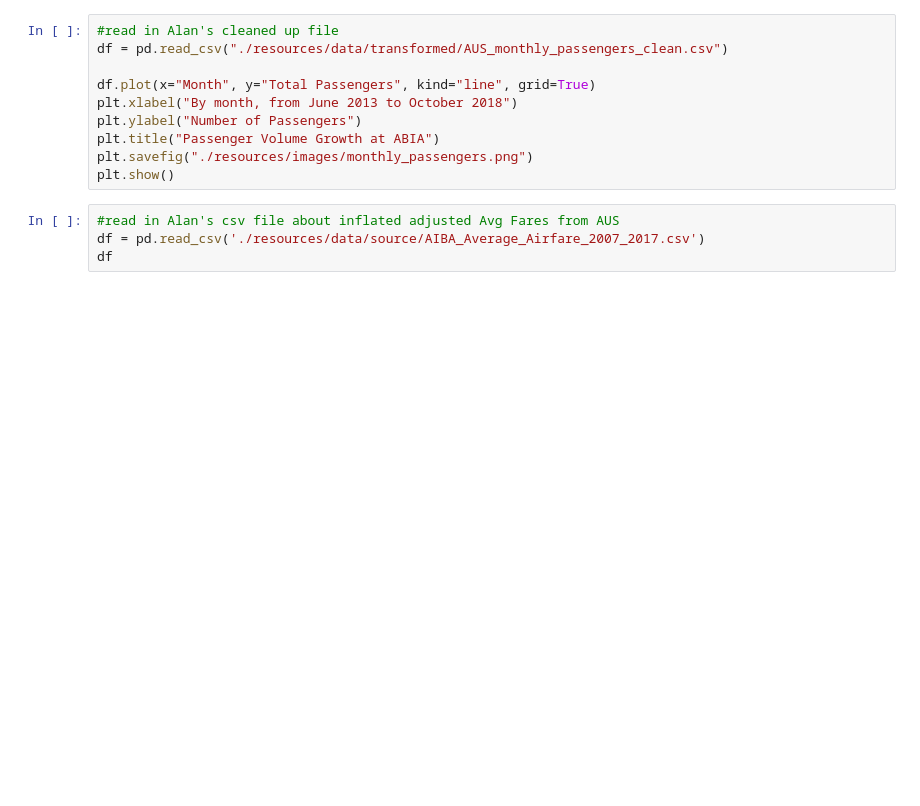
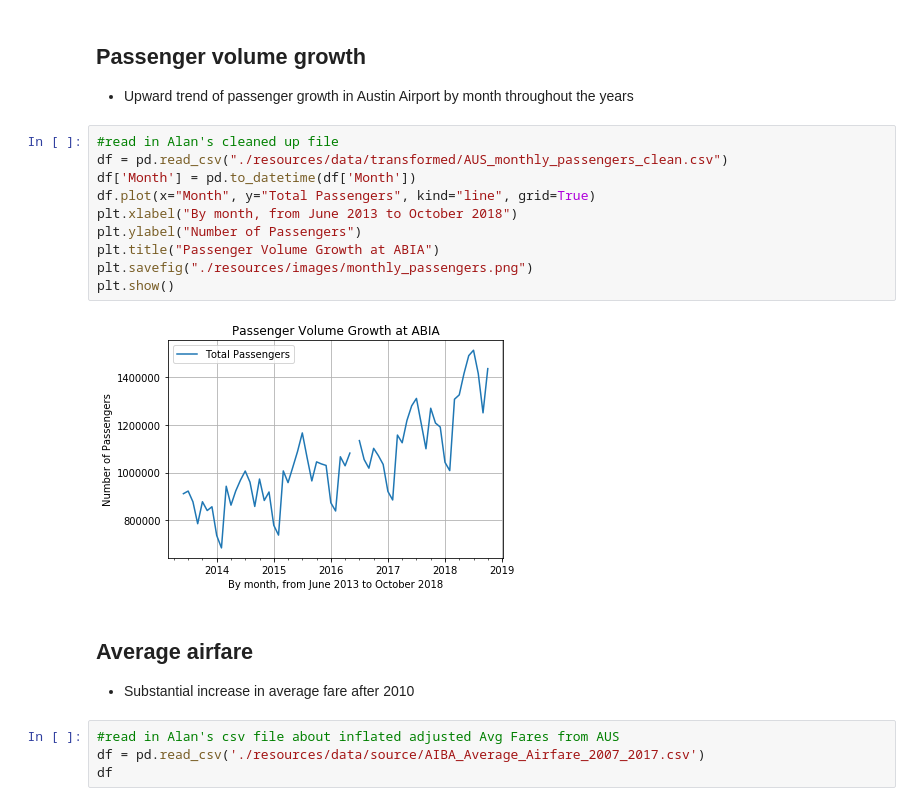
Before and after one commit to mikerafati/project-11, a Jupyter notebook: pyAUS.ipynb, the cells around one changed output. Cells and saved outputs as stored; diff of their text form; blank space fills up the shorter version.

```diff
--- a/pyAUS.ipynb
+++ b/pyAUS.ipynb
@@ -14,13 +12,23 @@ ModuleNotFoundError: No module named 'config'
+# %% [markdown]
+## Passenger volume growth
+
+* Upward trend of passenger growth in Austin Airport by month throughout the years
 # %%
 #read in Alan's cleaned up file
 df = pd.read_csv("./resources/data/transformed/AUS_monthly_passengers_clean.csv")
-
+df['Month'] = pd.to_datetime(df['Month'])
 df.plot(x="Month", y="Total Passengers", kind="line", grid=True)
 plt.xlabel("By month, from June 2013 to October 2018")
 plt.ylabel("Number of Passengers")
 plt.title("Passenger Volume Growth at ABIA")
 plt.savefig("./resources/images/monthly_passengers.png")
 plt.show()
+# %% [output]
+[figure, added]
+# %% [markdown]
+## Average airfare
+
+* Substantial increase in average fare after 2010
 # %%
 #read in Alan's csv file about inflated adjusted Avg Fares from AUS
 df = pd.read_csv('./resources/data/source/AIBA_Average_Airfare_2007_2017.csv')
```
Also changed, not shown: parts of 15 cells of this notebook, 4 other files.
